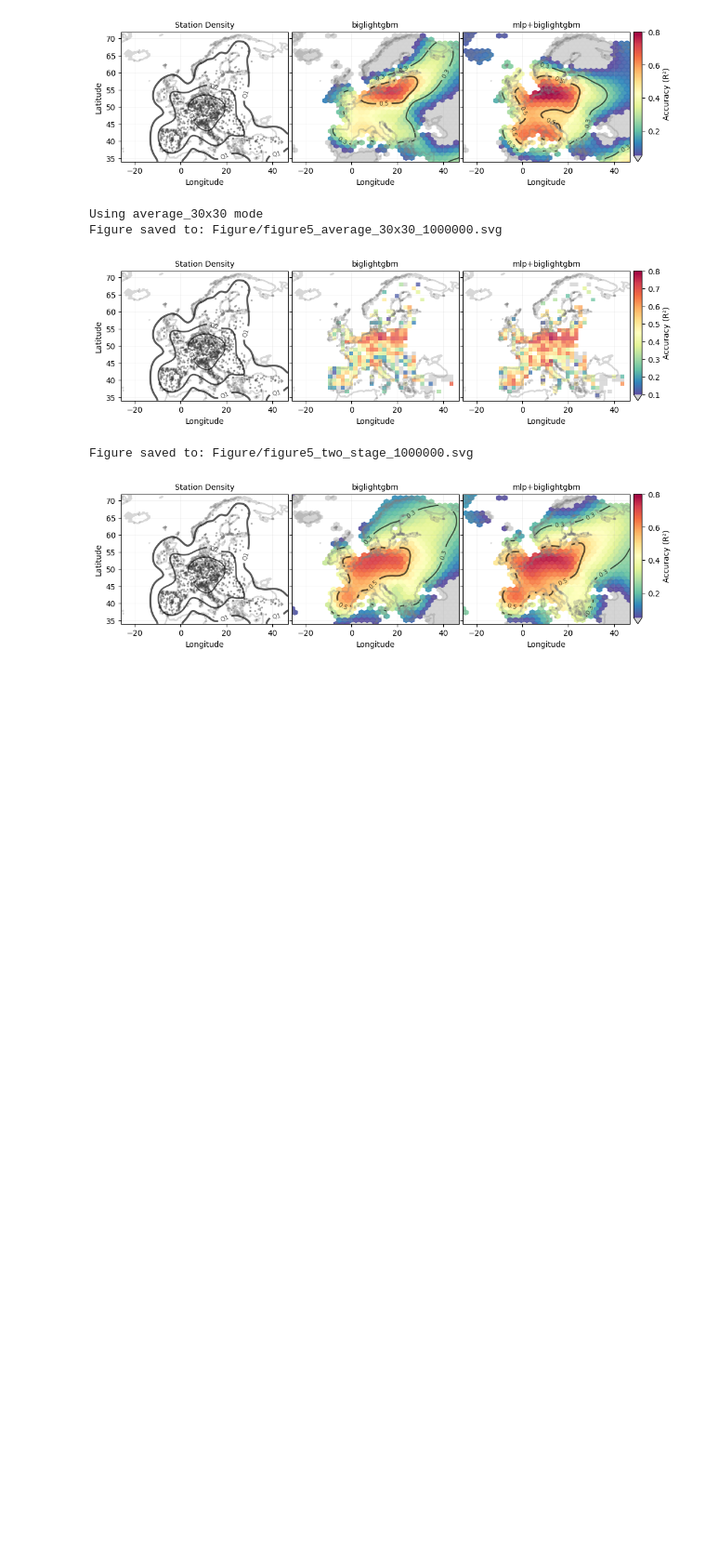
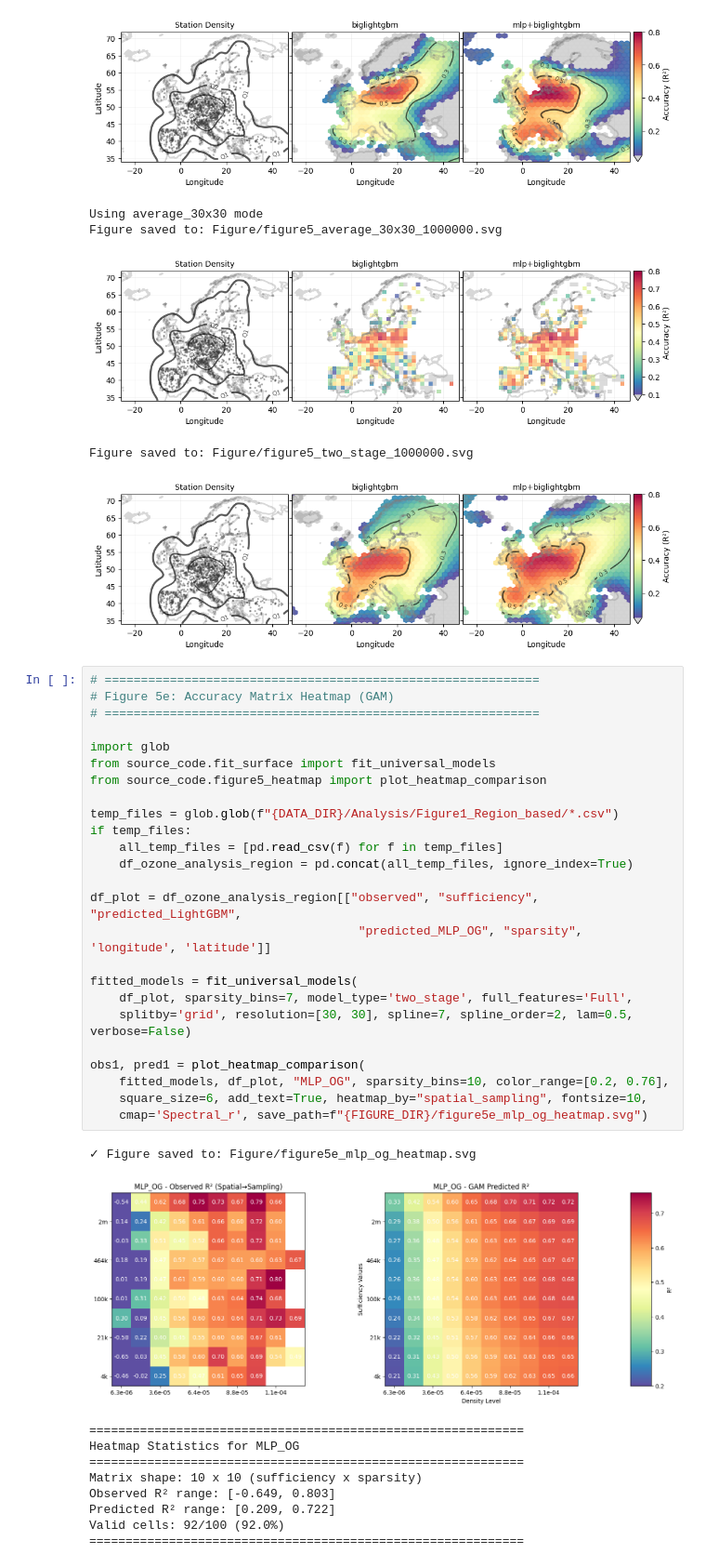
Before and after one commit to px39n/local_overfit, a Jupyter notebook: main_figures.ipynb, the cells around one changed output. Shown at 93% size. Saved outputs shown, nothing was run; the diff lists cells and outputs as text; blank space fills up the shorter version.

```diff
--- a/main_figures.ipynb
+++ b/main_figures.ipynb
@@ -558,3 +558,39 @@ Figure saved to: Figure/figure5_average_30x30_1000000.svg
 [figure]
 Figure saved to: Figure/figure5_two_stage_1000000.svg
 [figure]
+# %%
+# ============================================================
+# Figure 5e: Accuracy Matrix Heatmap (GAM)
+# ============================================================
+
+import glob
+from source_code.fit_surface import fit_universal_models
+from source_code.figure5_heatmap import plot_heatmap_comparison
+
+temp_files = glob.glob(f"{DATA_DIR}/Analysis/Figure1_Region_based/*.csv")
+if temp_files:
+    all_temp_files = [pd.read_csv(f) for f in temp_files]
+    df_ozone_analysis_region = pd.concat(all_temp_files, ignore_index=True)
+
+df_plot = df_ozone_analysis_region[["observed", "sufficiency", "predicted_LightGBM",
+                                     "predicted_MLP_OG", "sparsity", 'longitude', 'latitude']]
+
+fitted_models = fit_universal_models(
+    df_plot, sparsity_bins=7, model_type='two_stage', full_features='Full',
+    splitby='grid', resolution=[30, 30], spline=7, spline_order=2, lam=0.5, verbose=False)
+
+obs1, pred1 = plot_heatmap_comparison(
+    fitted_models, df_plot, "MLP_OG", sparsity_bins=10, color_range=[0.2, 0.76],
+    square_size=6, add_text=True, heatmap_by="spatial_sampling", fontsize=10,
+    cmap='Spectral_r', save_path=f"{FIGURE_DIR}/figure5e_mlp_og_heatmap.svg")
+# %% [output]
+✓ Figure saved to: Figure/figure5e_mlp_og_heatmap.svg
+[figure, added]
+============================================================
+Heatmap Statistics for MLP_OG
+============================================================
+Matrix shape: 10 x 10 (sufficiency x sparsity)
+Observed R² range: [-0.649, 0.803]
+Predicted R² range: [0.209, 0.722]
+Valid cells: 92/100 (92.0%)
+============================================================
```
Also changed, not shown: 2 other files.
